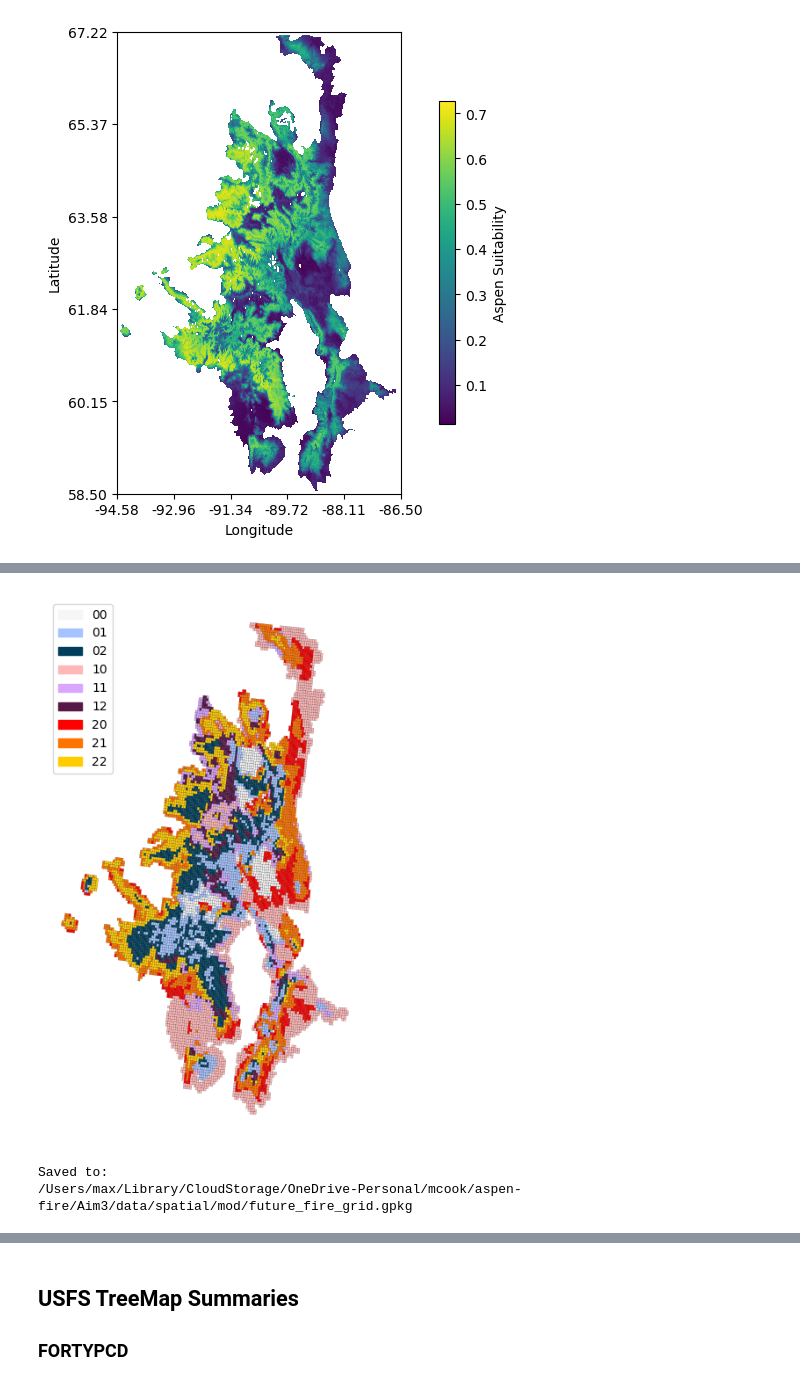
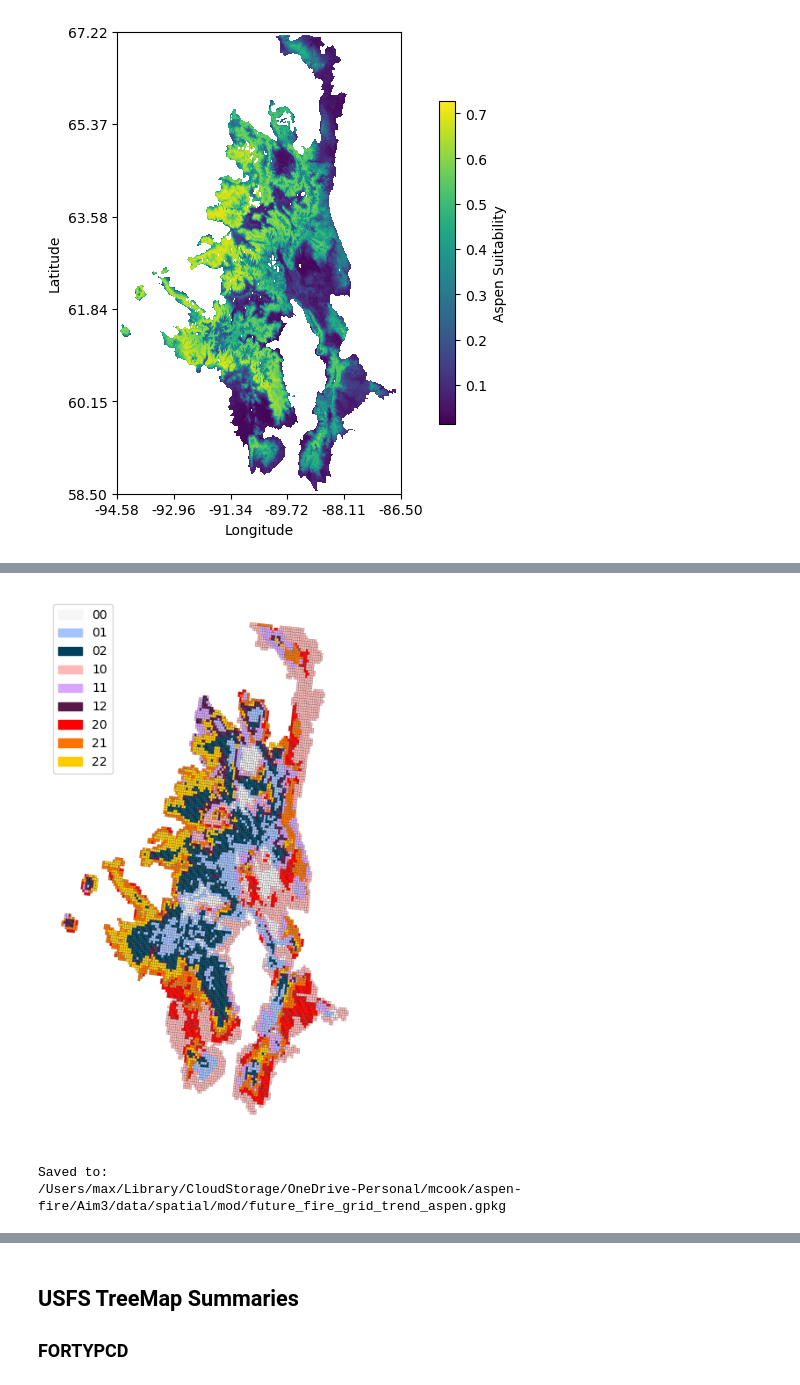
Before and after one commit to natshoff/aspen-fire-fork, a Jupyter notebook: Aim3/code/future-aspen_grid_prep.ipynb, the cells around one changed output, grey strips where cells are left out. Drawn from its saved outputs; the diff is of its cells as text; code cells hidden in the pictures.

```diff
--- a/Aim3/code/future-aspen_grid_prep.ipynb
+++ b/Aim3/code/future-aspen_grid_prep.ipynb
@@ -95,0 +46,4 @@ There are 10319 future fire grids in the Southern Rockies.
+# %%
+fp = os.path.join(projdir,'Aim3/data/spatial/mod/future_fire_grid_trend.gpkg')
+future_fire = gpd.read_file(fp)
+future_fire.head()
@@ -135,7 +96,7 @@ aspen = aspen.rio.reproject(proj)
 
 # calculate zonal statistics
 future_aspen = compute_band_stats(
-    geoms=fire,
+    geoms=future_fire,
     image_da=aspen,
     id_col='grid_id',
     stats=['mean','median','std','percentile_90'],
@@ -162,6 +123,6 @@ future_aspen = future_aspen.rename(
 )
 
 # join to the fire dataframe
-fire_fa = pd.merge(fire, future_aspen, on="grid_id", how="left")
+fire_fa = pd.merge(future_fire, future_aspen, on="grid_id", how="left")
 fire_fa.head()
 # %% [output]
@@ -174,51 +135,51 @@ fire_fa.head()
 # %%
 # Create a bivariate map of future fire/future aspen
 scaler = MinMaxScaler()
-fire_fa[["En_NFire_sc", "f_aspen_mn_sc"]] = scaler.fit_transform(fire_fa[["En_NFire", "f_aspen_mn"]])
+fire_fa[["trend_count_sc", "trend_area_sc", "f_aspen_mn_sc"]] = scaler.fit_transform(fire_fa[["trend_count", "trend_area", "f_aspen_mn"]])
 
 # Define class breaks (e.g., tertiles or quartiles)
 fire_fa["fire_class"] = np.digitize(
-    fire_fa["En_NFire_sc"],
-    np.quantile(fire_fa["En_NFire_sc"], [0.33, 0.67]))
+    fire_fa["trend_count_sc"],
+    np.quantile(fire_fa["trend_count_sc"], [0.33, 0.67]))
 fire_fa["aspen_class"] = np.digitize(
     fire_fa["f_aspen_mn_sc"],
     np.quantile(fire_fa["f_aspen_mn_sc"], [0.33, 0.67]))
 
 # Combine classifications to create bivariate classes
 fire_fa["bivar"] = fire_fa["fire_class"].astype(str) + fire_fa["aspen_class"].astype(str)
 
 # Define a custom bivariate colormap
 bivar_colors = {
     "00": "#f6f6f6",  # Low fire, low aspen
     "01": "#a5c3ff",  # Low fire, medium aspen
     "02": "#003f5c",  # Low fire, high aspen
     "10": "#ffb8b8",  # Medium fire, low aspen
     "11": "#d9a6ff",  # Medium fire, medium aspen
     "12": "#581845",  # Medium fire, high aspen
     "20": "#ff0000",  # High fire, low aspen
     "21": "#ff7300",  # High fire, medium aspen
     "22": "#ffcc00",  # High fire, high aspen
 }
 
 # Assign colors based on the classification
 fire_fa["color"] = fire_fa["bivar"].map(bivar_colors)
 
 # Plot the bivariate map
 fig, ax = plt.subplots(1, 1, figsize=(10, 8))
 fire_fa.plot(ax=ax, color=fire_fa["color"], edgecolor="black", linewidth=0.1)
 
 legend_patches = [Patch(color=color, label=label) for label, color in bivar_colors.items()]
 ax.legend(handles=legend_patches, title="", loc="upper left")
 ax.axis("off")
 
 plt.show()
 # %% [output]
-[figure, old version]
+[figure, new version]
 # %%
 # save this file out
-out_fp = os.path.join(projdir, 'Aim3/data/spatial/mod/future_fire_grid.gpkg')
+out_fp = os.path.join(projdir, 'Aim3/data/spatial/mod/future_fire_grid_trend_aspen.gpkg')
 fire_fa.to_file(out_fp)
 print(f"Saved to: \n{out_fp}")
 # %% [output]
 Saved to:
-/Users/max/Library/CloudStorage/OneDrive-Personal/mcook/aspen-fire/Aim3/data/spatial/mod/future_fire_grid.gpkg
+/Users/max/Library/CloudStorage/OneDrive-Personal/mcook/aspen-fire/Aim3/data/spatial/mod/future_fire_grid_trend_aspen.gpkg
```
Also changed, not shown: parts of 37 cells of this notebook, 29 other files.
